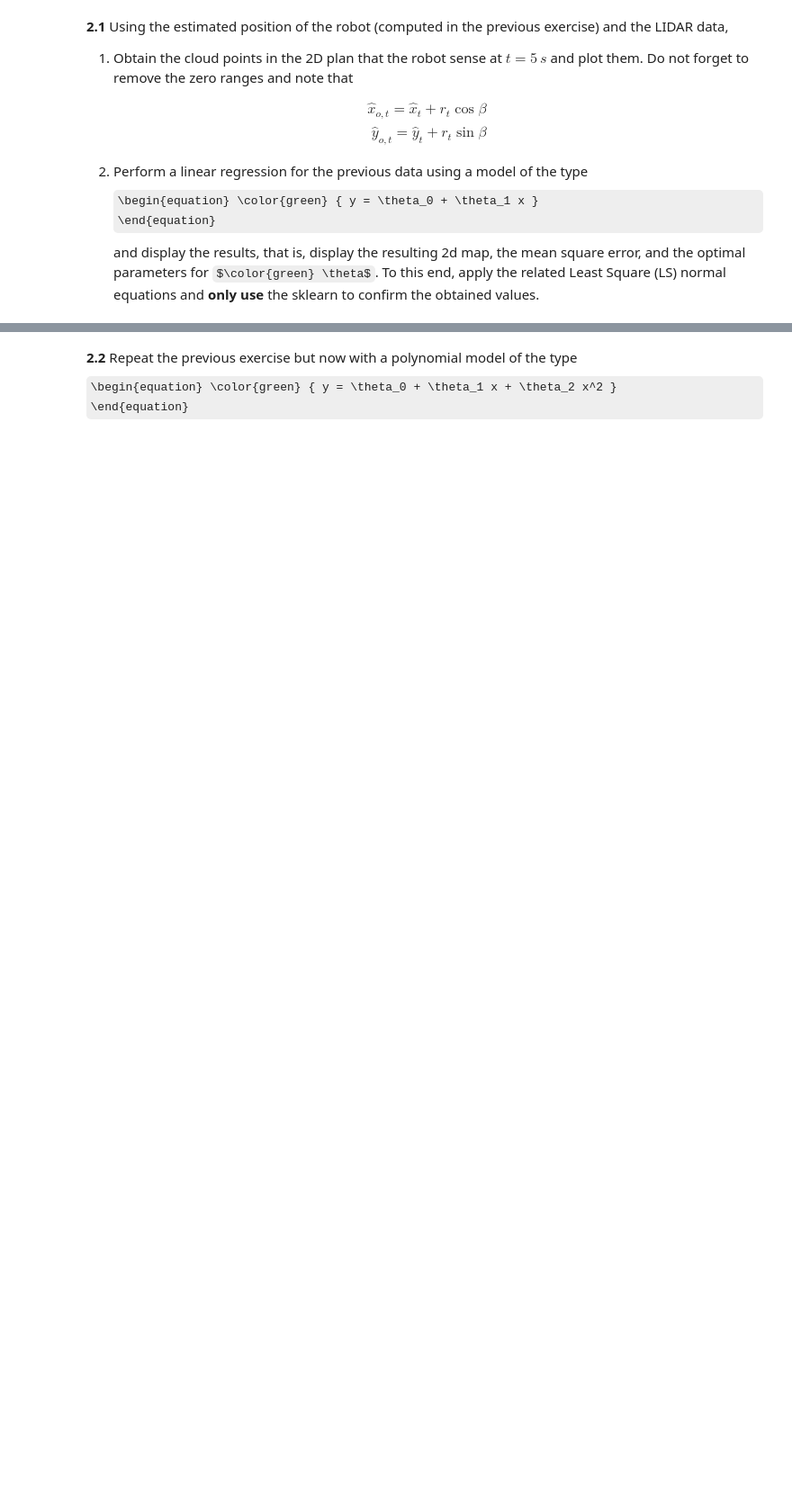
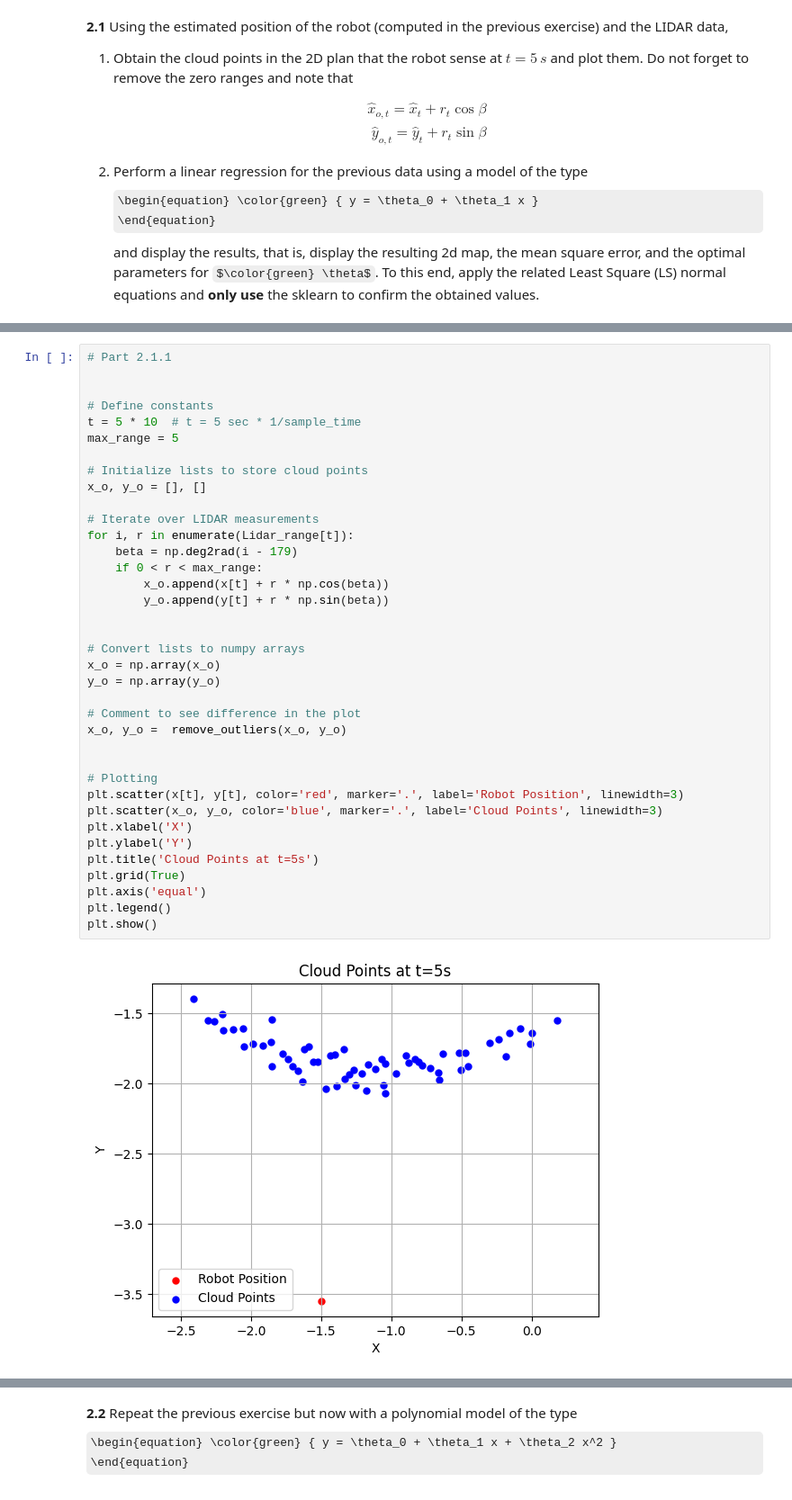
Before and after one commit to brumocas/ML_Projects, a Jupyter notebook: Proj1/ML_project1.ipynb, the cells around one changed output, grey strips where cells are left out. Shown at 90% size. Saved outputs shown, nothing was run; the diff lists cells and outputs as text; some formulas as TeX source; blank space fills up the shorter version.

```diff
--- a/Proj1/ML_project1.ipynb
+++ b/Proj1/ML_project1.ipynb
@@ -483,0 +488,39 @@ and display the results, that is, display the resulting 2d map, the mean square
+# %%
+# Part 2.1.1
+
+
+# Define constants
+t = 5 * 10  # t = 5 sec * 1/sample_time
+max_range = 5
+
+# Initialize lists to store cloud points
+x_o, y_o = [], []
+
+# Iterate over LIDAR measurements
+for i, r in enumerate(Lidar_range[t]):
+    beta = np.deg2rad(i - 179)
+    if 0 < r < max_range:
+        x_o.append(x[t] + r * np.cos(beta))
+        y_o.append(y[t] + r * np.sin(beta))
+
+
+# Convert lists to numpy arrays
+x_o = np.array(x_o)
+y_o = np.array(y_o)
+
+# Comment to see difference in the plot
+x_o, y_o =  remove_outliers(x_o, y_o)
+
+
+# Plotting
+plt.scatter(x[t], y[t], color='red', marker='.', label='Robot Position', linewidth=3)
+plt.scatter(x_o, y_o, color='blue', marker='.', label='Cloud Points', linewidth=3)
+plt.xlabel('X')
+plt.ylabel('Y')
+plt.title('Cloud Points at t=5s')
+plt.grid(True)
+plt.axis('equal')
+plt.legend()
+plt.show()
+# %% [output]
+[figure, added]
```
Also changed, not shown: parts of 12 cells of this notebook.
